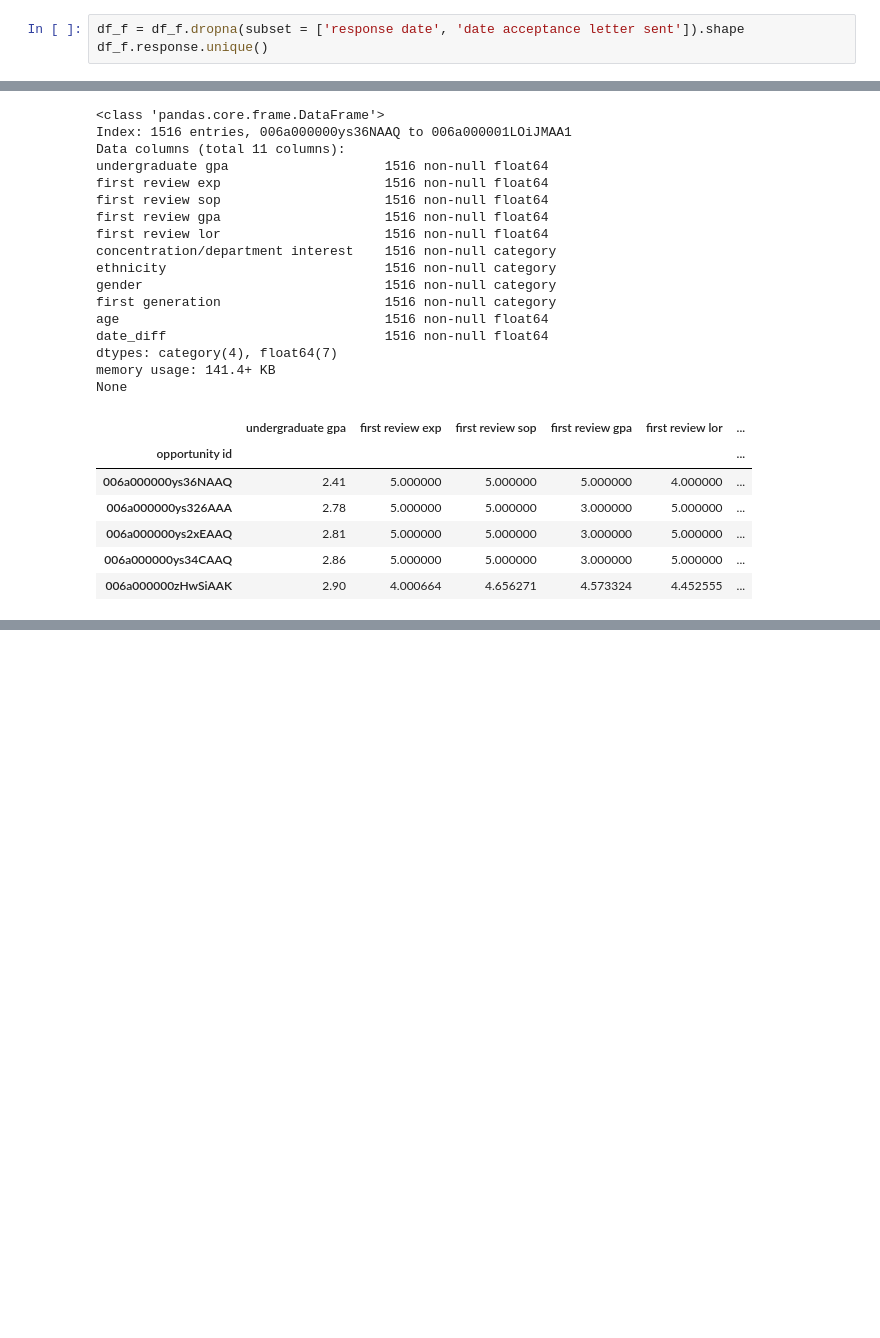
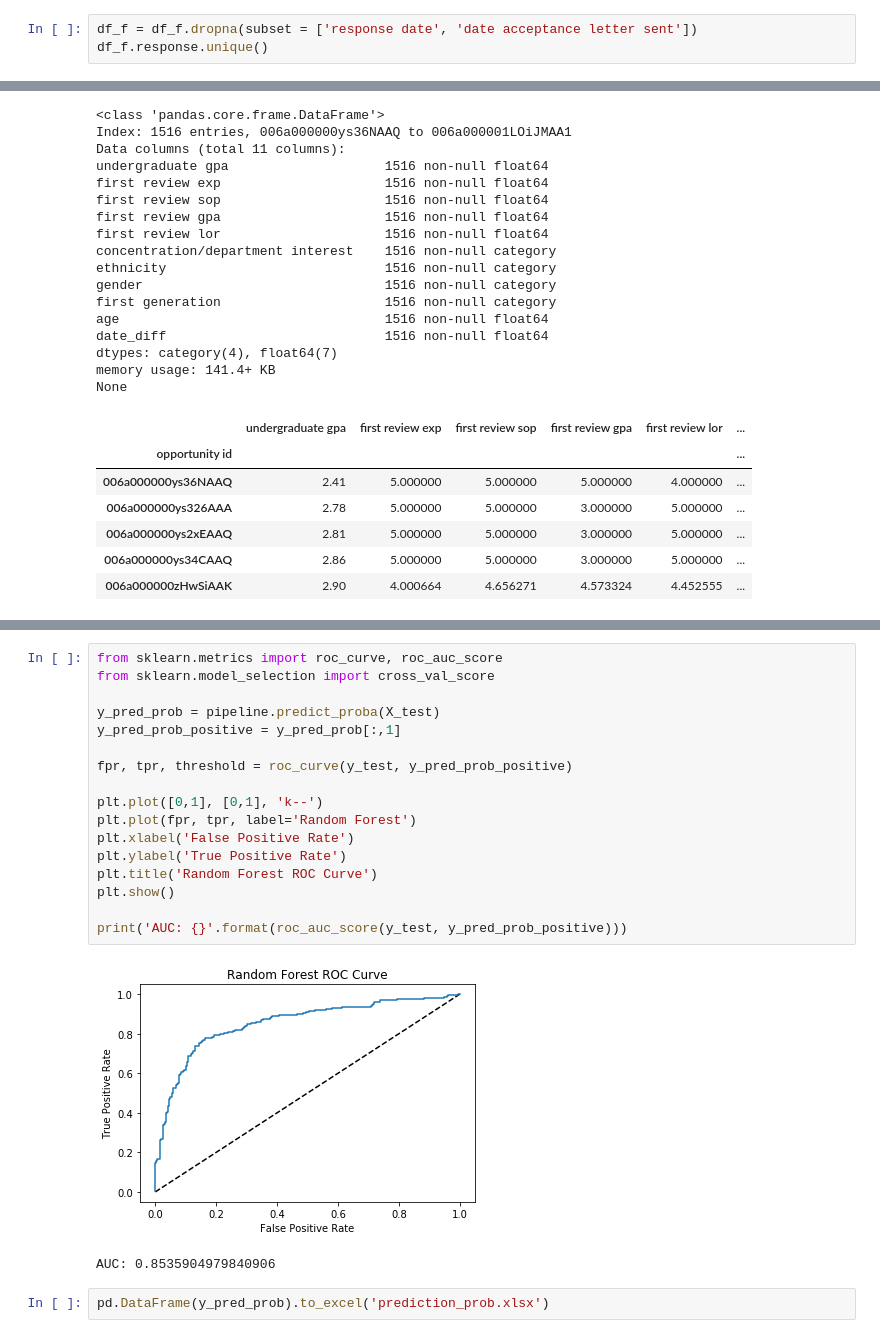
Before and after one commit to BenKang34/USCRecruitingStrategyCase, a Jupyter notebook: USC Recruiting Strategy Case 2018.ipynb, the cells around one changed output, grey strips where cells are left out. Drawn from its saved outputs; the diff is of its cells as text; blank space fills up the shorter version.

Commit message:
Added ROC curve

```diff
--- a/USC Recruiting Strategy Case 2018.ipynb
+++ b/USC Recruiting Strategy Case 2018.ipynb
@@ -113,7 +113,7 @@ df_f.head()
 | 006a000000ys34CAAQ | 2.86 | 5.0 | 5.0 | 3.0 | 5.0 | ... |
 | 006a000000zHwSiAAK | 2.90 | NaN | NaN | NaN | NaN | ... |
 # %%
-df_f = df_f.dropna(subset = ['response date', 'date acceptance letter sent']).shape
+df_f = df_f.dropna(subset = ['response date', 'date acceptance letter sent'])
 df_f.response.unique()
 # %% [output]
 array(['Confirmed', 'Withdrawn', 'Deferred', 'VAC Switch'], dtype=object)
@@ -629,0 +510,22 @@ avg / total       0.81      0.80      0.80       607
+# %%
+from sklearn.metrics import roc_curve, roc_auc_score
+from sklearn.model_selection import cross_val_score
+
+y_pred_prob = pipeline.predict_proba(X_test)
+y_pred_prob_positive = y_pred_prob[:,1]
+
+fpr, tpr, threshold = roc_curve(y_test, y_pred_prob_positive)
+
+plt.plot([0,1], [0,1], 'k--')
+plt.plot(fpr, tpr, label='Random Forest')
+plt.xlabel('False Positive Rate')
+plt.ylabel('True Positive Rate')
+plt.title('Random Forest ROC Curve')
+plt.show()
+
+print('AUC: {}'.format(roc_auc_score(y_test, y_pred_prob_positive)))
+# %% [output]
+[figure, added]
+AUC: 0.8535904979840906
+# %%
+pd.DataFrame(y_pred_prob).to_excel('prediction_prob.xlsx')
```
Also changed, not shown: parts of 6 cells of this notebook.
